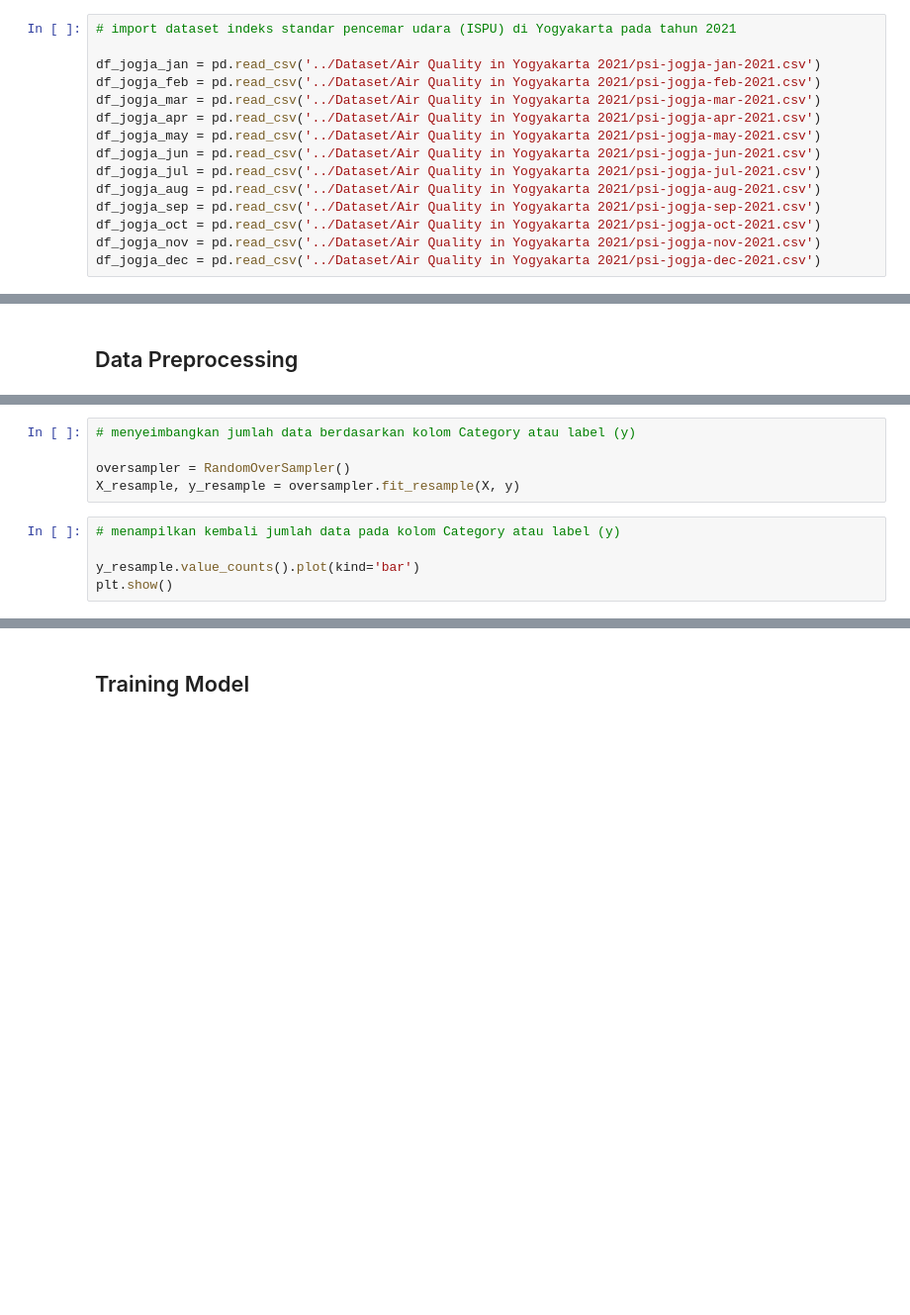
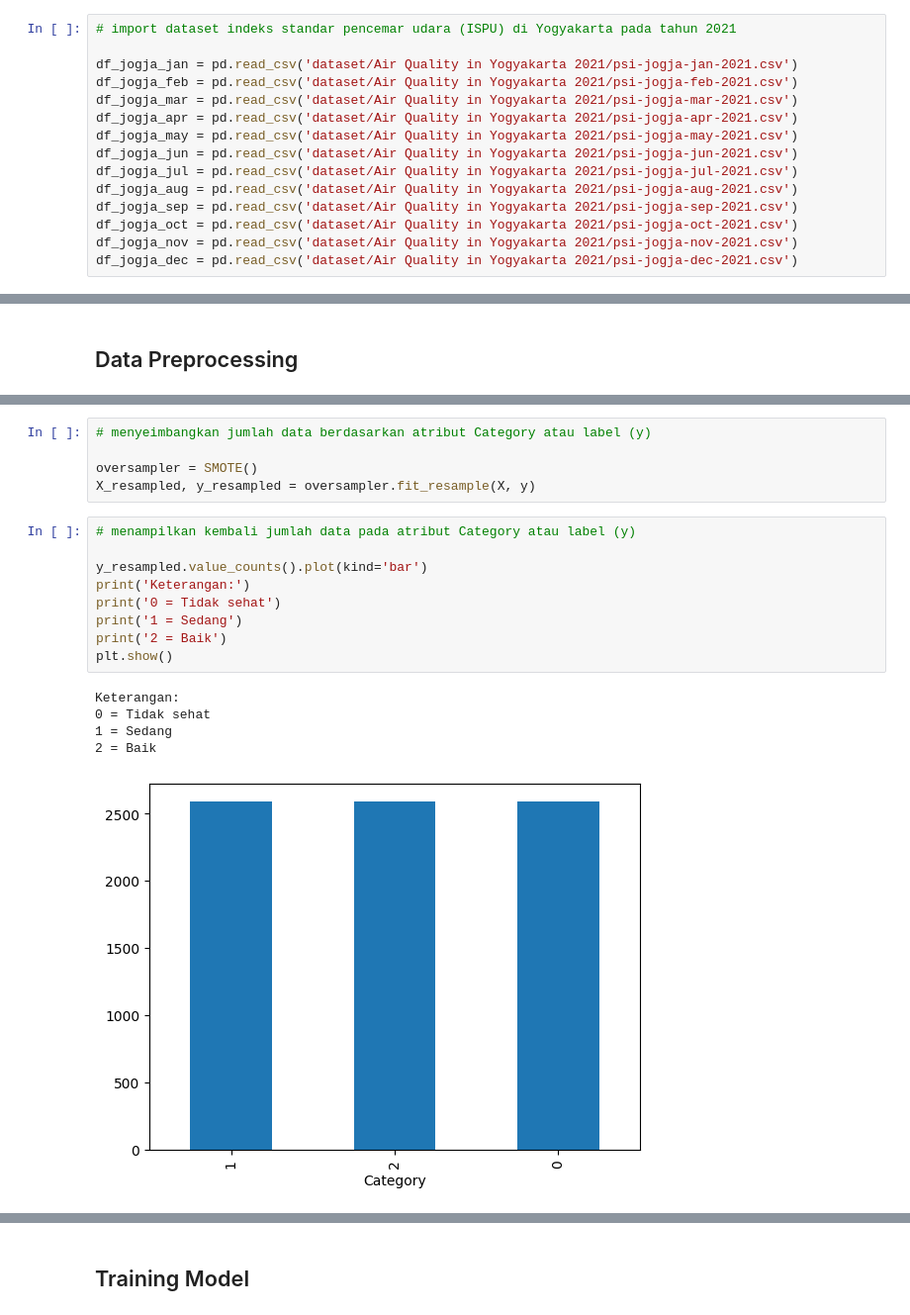
Before and after one commit to zakymzn/prediksi_kualitas_udara, a Jupyter notebook: prediksi_kualitas_udara.ipynb, the cells around one changed output, grey strips where cells are left out. Shown: that part at 99% size. Drawn from its saved outputs; the diff is of its cells as text; blank space fills up the shorter version.

Commit message:
mengubah teknik oversampling menjadi SMOTE dan menambahkan deskripsi berupa markdown pada notebook

```diff
--- a/prediksi_kualitas_udara.ipynb
+++ b/prediksi_kualitas_udara.ipynb
@@ -158,18 +448,18 @@ df_jkt
 # %%
 # import dataset indeks standar pencemar udara (ISPU) di Yogyakarta pada tahun 2021
 
-df_jogja_jan = pd.read_csv('../Dataset/Air Quality in Yogyakarta 2021/psi-jogja-jan-2021.csv')
-df_jogja_feb = pd.read_csv('../Dataset/Air Quality in Yogyakarta 2021/psi-jogja-feb-2021.csv')
-df_jogja_mar = pd.read_csv('../Dataset/Air Quality in Yogyakarta 2021/psi-jogja-mar-2021.csv')
-df_jogja_apr = pd.read_csv('../Dataset/Air Quality in Yogyakarta 2021/psi-jogja-apr-2021.csv')
-df_jogja_may = pd.read_csv('../Dataset/Air Quality in Yogyakarta 2021/psi-jogja-may-2021.csv')
-df_jogja_jun = pd.read_csv('../Dataset/Air Quality in Yogyakarta 2021/psi-jogja-jun-2021.csv')
-df_jogja_jul = pd.read_csv('../Dataset/Air Quality in Yogyakarta 2021/psi-jogja-jul-2021.csv')
-df_jogja_aug = pd.read_csv('../Dataset/Air Quality in Yogyakarta 2021/psi-jogja-aug-2021.csv')
-df_jogja_sep = pd.read_csv('../Dataset/Air Quality in Yogyakarta 2021/psi-jogja-sep-2021.csv')
-df_jogja_oct = pd.read_csv('../Dataset/Air Quality in Yogyakarta 2021/psi-jogja-oct-2021.csv')
-df_jogja_nov = pd.read_csv('../Dataset/Air Quality in Yogyakarta 2021/psi-jogja-nov-2021.csv')
-df_jogja_dec = pd.read_csv('../Dataset/Air Quality in Yogyakarta 2021/psi-jogja-dec-2021.csv')
+df_jogja_jan = pd.read_csv('dataset/Air Quality in Yogyakarta 2021/psi-jogja-jan-2021.csv')
+df_jogja_feb = pd.read_csv('dataset/Air Quality in Yogyakarta 2021/psi-jogja-feb-2021.csv')
+df_jogja_mar = pd.read_csv('dataset/Air Quality in Yogyakarta 2021/psi-jogja-mar-2021.csv')
+df_jogja_apr = pd.read_csv('dataset/Air Quality in Yogyakarta 2021/psi-jogja-apr-2021.csv')
+df_jogja_may = pd.read_csv('dataset/Air Quality in Yogyakarta 2021/psi-jogja-may-2021.csv')
+df_jogja_jun = pd.read_csv('dataset/Air Quality in Yogyakarta 2021/psi-jogja-jun-2021.csv')
+df_jogja_jul = pd.read_csv('dataset/Air Quality in Yogyakarta 2021/psi-jogja-jul-2021.csv')
+df_jogja_aug = pd.read_csv('dataset/Air Quality in Yogyakarta 2021/psi-jogja-aug-2021.csv')
+df_jogja_sep = pd.read_csv('dataset/Air Quality in Yogyakarta 2021/psi-jogja-sep-2021.csv')
+df_jogja_oct = pd.read_csv('dataset/Air Quality in Yogyakarta 2021/psi-jogja-oct-2021.csv')
+df_jogja_nov = pd.read_csv('dataset/Air Quality in Yogyakarta 2021/psi-jogja-nov-2021.csv')
+df_jogja_dec = pd.read_csv('dataset/Air Quality in Yogyakarta 2021/psi-jogja-dec-2021.csv')
 # %%
 # menampilkan 5 data teratas di bulan Januari
 
@@ -400,10 +1076,20 @@ y = df['Category']
 # %%
-# menyeimbangkan jumlah data berdasarkan kolom Category atau label (y)
+# menyeimbangkan jumlah data berdasarkan atribut Category atau label (y)
 
-oversampler = RandomOverSampler()
-X_resample, y_resample = oversampler.fit_resample(X, y)
+oversampler = SMOTE()
+X_resampled, y_resampled = oversampler.fit_resample(X, y)
 # %%
-# menampilkan kembali jumlah data pada kolom Category atau label (y)
+# menampilkan kembali jumlah data pada atribut Category atau label (y)
 
-y_resample.value_counts().plot(kind='bar')
+y_resampled.value_counts().plot(kind='bar')
+print('Keterangan:')
+print('0 = Tidak sehat')
+print('1 = Sedang')
+print('2 = Baik')
 plt.show()
+# %% [output]
+Keterangan:
+0 = Tidak sehat
+1 = Sedang
+2 = Baik
+[figure, added]
```
Also changed, not shown: parts of 110 cells of this notebook.
